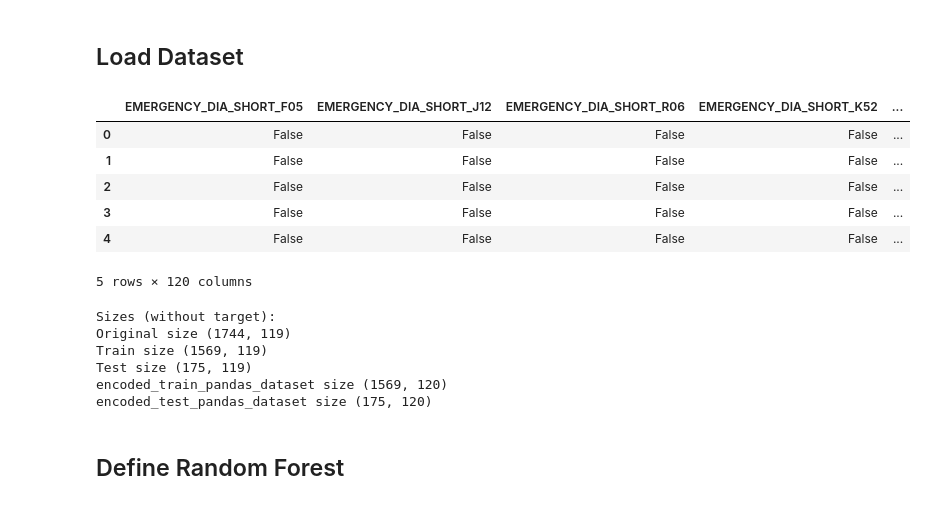
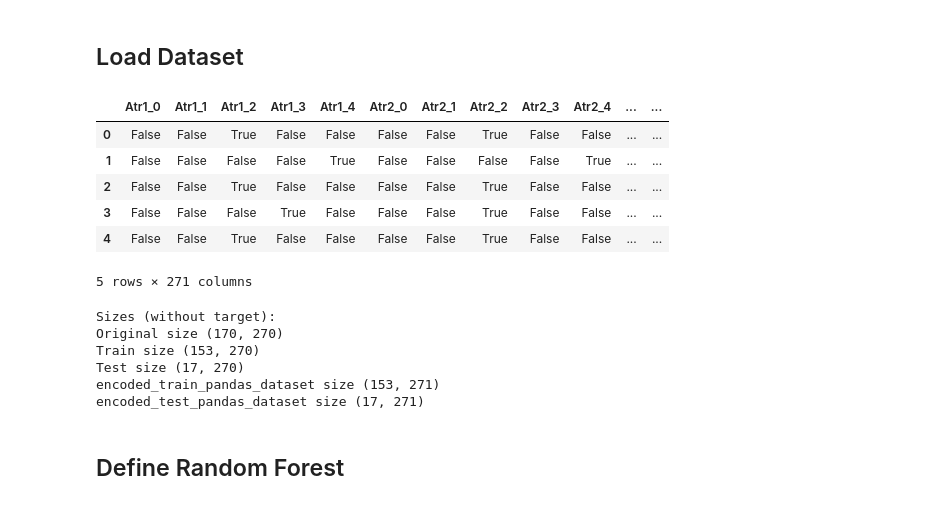
Before and after one commit to marioopv/SRules, a Jupyter notebook: notebooks/SRules/SRules_example.ipynb, the cells around one changed output. Cells and saved outputs as stored; diff of their text form; code cells hidden in the pictures.

```diff
--- a/notebooks/SRules/SRules_example.ipynb
+++ b/notebooks/SRules/SRules_example.ipynb
@@ -13,22 +13,22 @@ from sklearn import metrics
 # %%
 
 from notebooks.SRules.read_datasets import read_dataset
 
-filename = "salud-covid"
+filename = "divorce"
 test_size=0.1
 path = f'../..'
 dataset_path_name = f'{path}/data/{filename}.csv'
 X, y, dataset, target_value_name, pandas_dataset = read_dataset(filename, dataset_path_name)
 
 pandas_dataset.head()
 # %% [output]
-|  | EMERGENCY_DIA_SHORT_F05 | EMERGENCY_DIA_SHORT_J12 | EMERGENCY_DIA_SHORT_R06 | EMERGENCY_DIA_SHORT_K52 | ... |
-| 0 | False | False | False | False | ... |
-| 1 | False | False | False | False | ... |
-| 2 | False | False | False | False | ... |
-| 3 | False | False | False | False | ... |
-| 4 | False | False | False | False | ... |
+|  | Atr1_0 | Atr1_1 | Atr1_2 | Atr1_3 | Atr1_4 | Atr2_0 | Atr2_1 | Atr2_2 | Atr2_3 | Atr2_4 | ... | ... |
+| 0 | False | False | True | False | False | False | False | True | False | False | ... | ... |
+| 1 | False | False | False | False | True | False | False | False | False | True | ... | ... |
+| 2 | False | False | True | False | False | False | False | True | False | False | ... | ... |
+| 3 | False | False | False | True | False | False | False | True | False | False | ... | ... |
+| 4 | False | False | True | False | False | False | False | True | False | False | ... | ... |
-5 rows × 120 columns
+5 rows × 271 columns
 # %%
 #Define dataset
 X_train, X_test, y_train, y_test = train_test_split(dataset.data, dataset.target, test_size=test_size, random_state=1)
@@ -42,11 +42,11 @@ print(f'encoded_train_pandas_dataset size {encoded_train_pandas_dataset.shape}')
 print(f'encoded_test_pandas_dataset size {encoded_test_pandas_dataset.shape}')
 # %% [output]
 Sizes (without target):
-Original size (1744, 119)
-Train size (1569, 119)
-Test size (175, 119)
-encoded_train_pandas_dataset size (1569, 120)
-encoded_test_pandas_dataset size (175, 120)
+Original size (170, 270)
+Train size (153, 270)
+Test size (17, 270)
+encoded_train_pandas_dataset size (153, 271)
+encoded_test_pandas_dataset size (17, 271)
 # %% [markdown]
 ## Define Random Forest
 # %%
```
Also changed, not shown: parts of 4 cells of this notebook, 1 other file.
